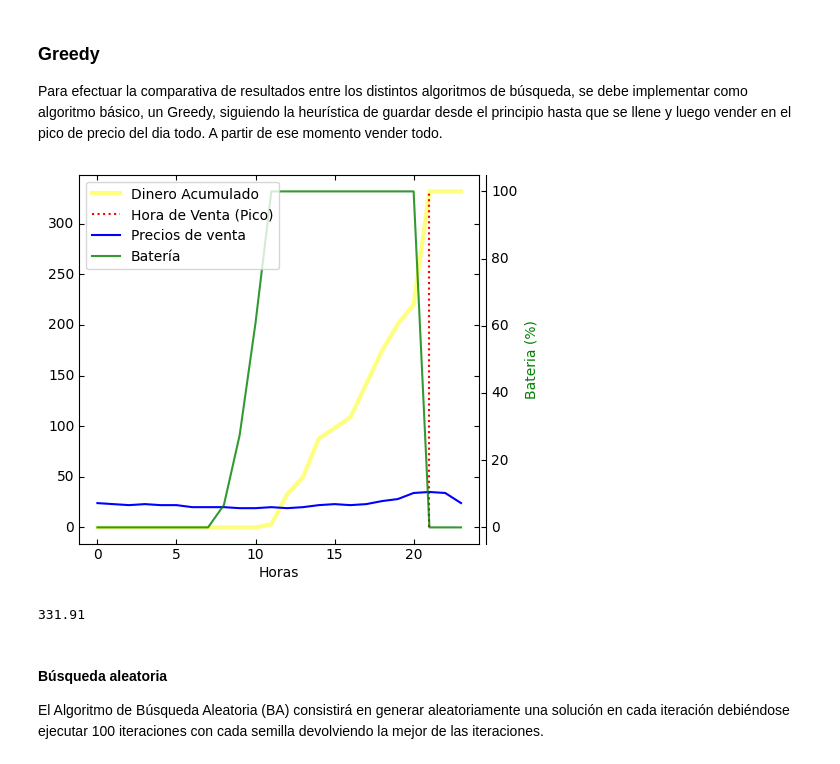
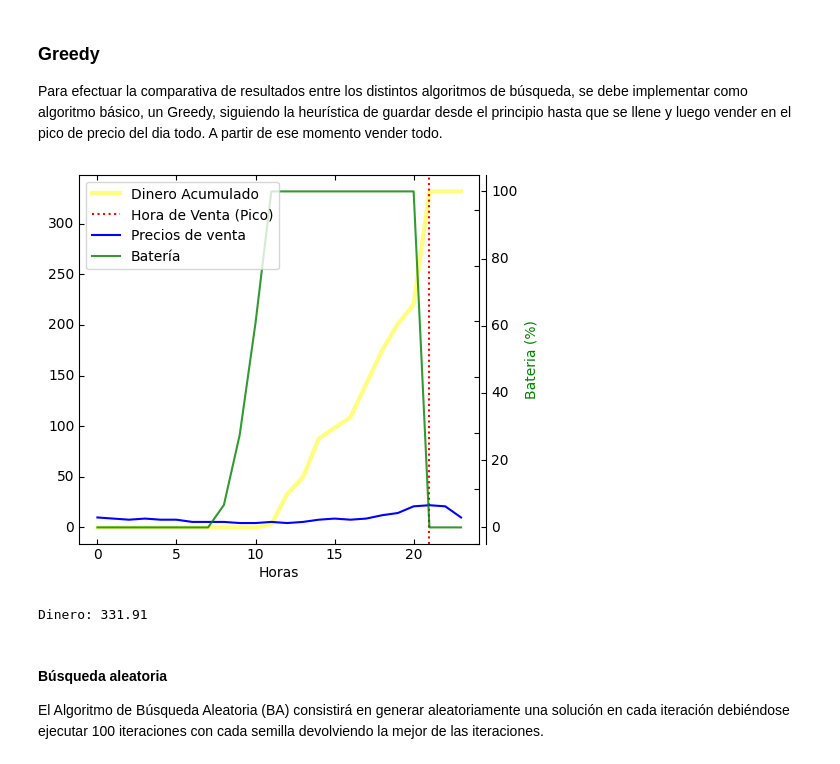
Before and after one commit to GrunCrow/Optimization_Solar_Plant, a Jupyter notebook: 1_Environments_and_Trajectories/notebook.ipynb, the cells around one changed output. Drawn from its saved outputs; the diff is of its cells as text; code cells hidden in the pictures.

```diff
--- a/1_Environments_and_Trajectories/notebook.ipynb
+++ b/1_Environments_and_Trajectories/notebook.ipynb
@@ -124,5 +181,5 @@ def euros_to_cents(euros):
 # %%
-def representar_grafica(dinero_hora, bateria_hora, hora_venta_pico, precios_venta):
+def representar_grafica_greedy(dinero_hora, bateria_hora, hora_venta_pico, precios_venta):
     host = host_subplot(111, axes_class=AA.Axes)
     plt.subplots_adjust(right=0.75)
 
@@ -139,12 +196,20 @@ def representar_grafica(dinero_hora, bateria_hora, hora_venta_pico, precios_vent
     bateria.axis["right"] = new_fixed_axis(loc="right", axes=bateria,
                                             offset=(offset, 0))
 
-
-
     host.set_xlabel("Horas")
     # host.set_ylabel("Dinero (€)")
     dinero.set_ylabel("Dinero (€)")
     bateria.set_ylabel("Bateria (%)")
+
+    # host.set_xlim(0, 23)
+    #host.set_ylim(0, 400)
+
+
+
+    # bateria.set(ylim=(0,100))
+    dinero.set(ylim=(min(dinero_hora),max(dinero_hora)))
+
+
 
     # Dinero acumulado en cada hora
     host.plot(horas,
@@ -268,18 +359,21 @@ def greedy(radiacion, precio, representar = False):
             dinero_total += cents_to_euros((porcentaje_a_energia(bateria_capacidad_porcentaje)) * precio_venta_actual)
             bateria_capacidad_porcentaje = 0
 
+        # assert 0 <= bateria_capacidad_porcentaje <= 100, "Batería fuera de los posibles limites"
+
         bateria_hora[hora] = bateria_capacidad_porcentaje
         dinero_hora[hora] = dinero_total
 
     if representar:
-        representar_grafica(dinero_hora, bateria_hora, hora_venta_pico, precios_venta)
+        representar_grafica_greedy(dinero_hora, bateria_hora, hora_venta_pico, precios_venta)
 
     return dinero_total
 # %%
-greedy(radiacion_problema1, precio_problema1, True)
+dinero_total = greedy(radiacion_problema1, precio_problema1, True)
+print("Dinero: " + str(dinero_total))
 # %% [output]
-[figure, old version]
+[figure, new version]
-331.91
+Dinero: 331.91
 # %% [markdown]
 #### Búsqueda aleatoria
 
```
Also changed, not shown: parts of 7 cells of this notebook.
